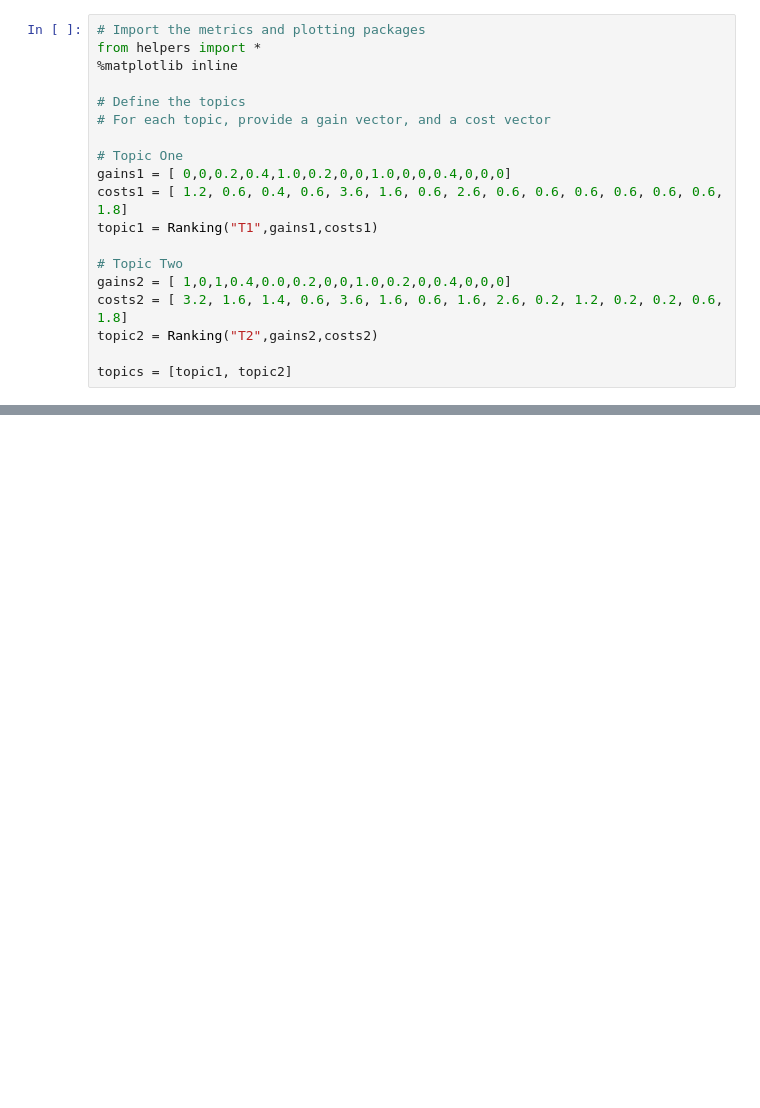
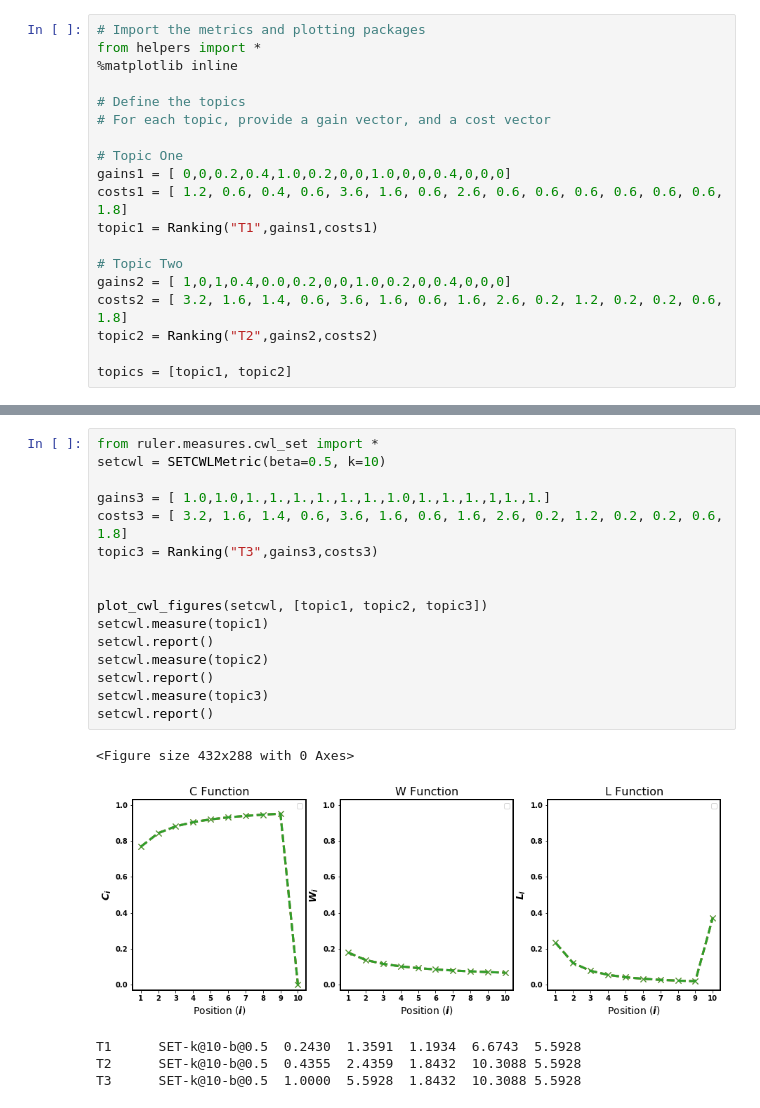
Before and after one commit to ireval/cwl-examples, a Jupyter notebook: notebooks/SIGIR2019-Demo-CWL-PLots.ipynb, the cells around one changed output, grey strips where cells are left out. Saved outputs shown, nothing was run; the diff lists cells and outputs as text; blank space fills up the shorter version.

```diff
--- a/notebooks/SIGIR2019-Demo-CWL-PLots.ipynb
+++ b/notebooks/SIGIR2019-Demo-CWL-PLots.ipynb
@@ -143,0 +157,22 @@ T2      IFT-C1-C2-T=2-b1=0.25-R1=10-A=0.2-b2=0.25-R2=10 0.6417  1.8077  2.0653
+# %%
+from ruler.measures.cwl_set import *
+setcwl = SETCWLMetric(beta=0.5, k=10)
+
+gains3 = [ 1.0,1.0,1.,1.,1.,1.,1.,1.,1.0,1.,1.,1.,1,1.,1.]
+costs3 = [ 3.2, 1.6, 1.4, 0.6, 3.6, 1.6, 0.6, 1.6, 2.6, 0.2, 1.2, 0.2, 0.2, 0.6, 1.8]
+topic3 = Ranking("T3",gains3,costs3)
+
+
+plot_cwl_figures(setcwl, [topic1, topic2, topic3])
+setcwl.measure(topic1)
+setcwl.report()
+setcwl.measure(topic2)
+setcwl.report()
+setcwl.measure(topic3)
+setcwl.report()
+# %% [output]
+<Figure size 432x288 with 0 Axes>
+[figure, added]
+T1      SET-k@10-b@0.5  0.2430  1.3591  1.1934  6.6743  5.5928
+T2      SET-k@10-b@0.5  0.4355  2.4359  1.8432  10.3088 5.5928
+T3      SET-k@10-b@0.5  1.0000  5.5928  1.8432  10.3088 5.5928
```
Also changed, not shown: parts of 11 cells of this notebook, 2 other files.
